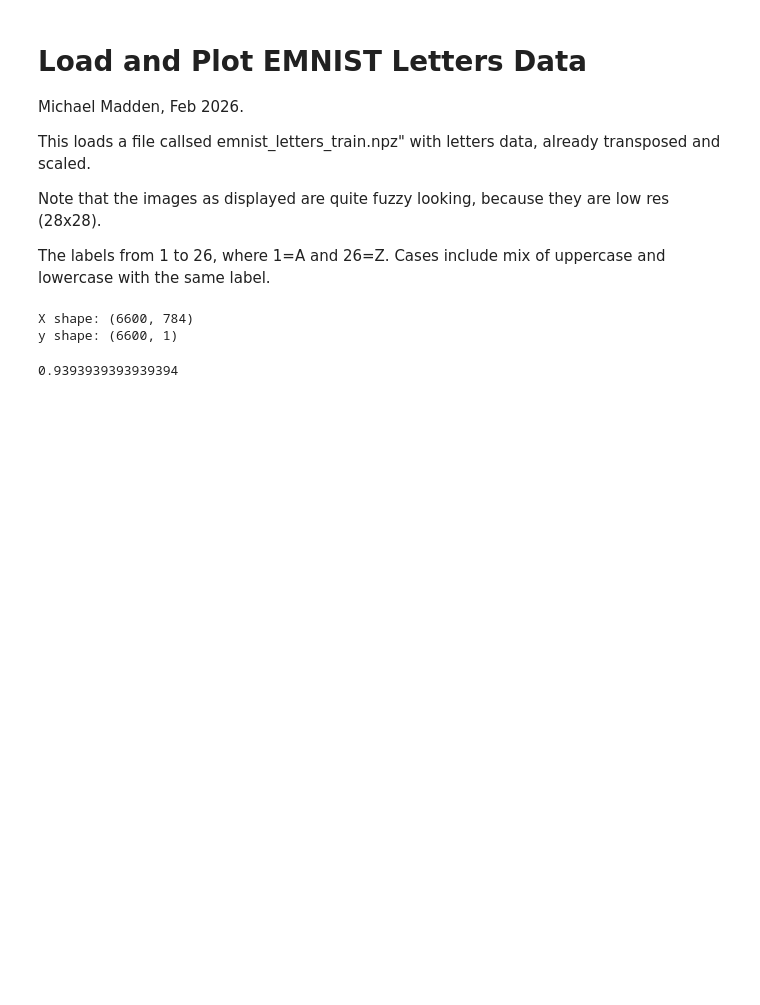
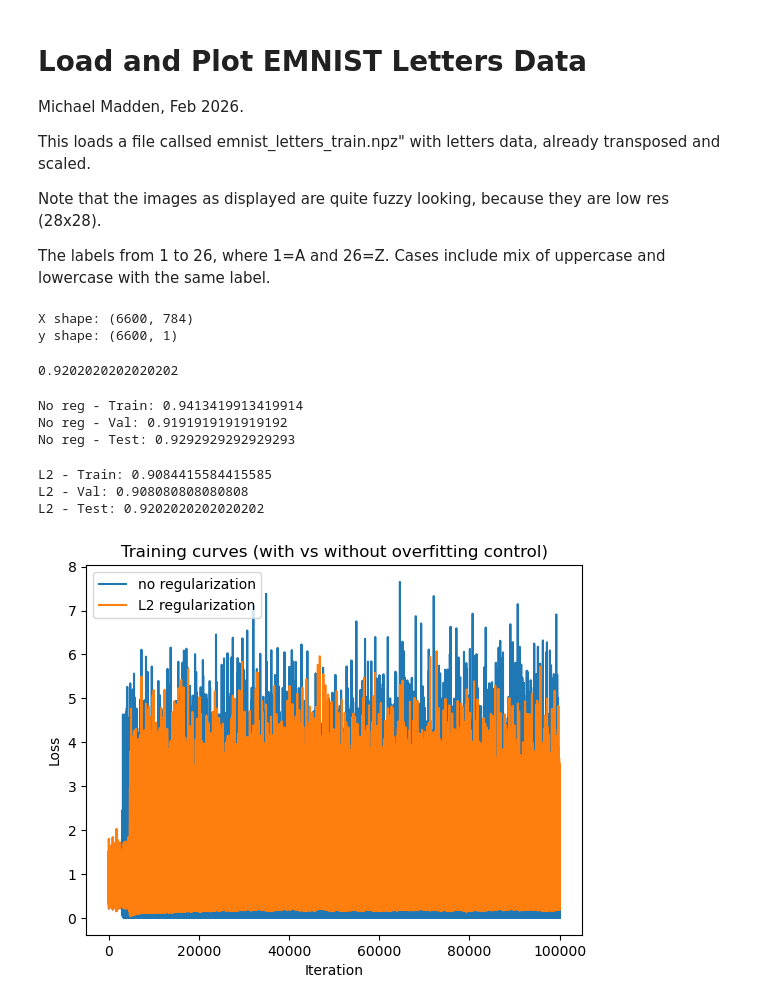
Before and after one commit to PatriotArrow/DeepLearning, a Jupyter notebook: assignment1/task5/Load-EMNIST-Letters.ipynb, the cells around one changed output. Cells and saved outputs as stored; diff of their text form; code cells hidden in the pictures; blank space fills up the shorter version.

Commit message:
method to avoid overfitting

```diff
--- a/assignment1/task5/Load-EMNIST-Letters.ipynb
+++ b/assignment1/task5/Load-EMNIST-Letters.ipynb
@@ -47,7 +47,7 @@ X_train, X_temp, y_train, y_temp = train_test_split(X, y, test_size=0.30, random
 X_val, X_test, y_val, y_test = train_test_split(X_temp, y_temp, test_size=0.50, random_state=42, shuffle=True)
 # %%
 class LogisticRegressor:
-    def __init__(self, alpha=0.01, max_iters=100000, threshold=1e-6, N=1000,hidden_layers=[5, 3, 2], seed=42):
+    def __init__(self, alpha=0.01, max_iters=100000, threshold=1e-6, N=1000,hidden_layers=[5, 3, 2], seed=42,lam=0.001):
         self.alpha = alpha
         self.max_iters = max_iters
         self.threshold = threshold
@@ -56,6 +56,7 @@ class LogisticRegressor:
         self.seed = seed
         self.loss_history = []
         self.accuracy_history = []
+        self.lam = lam
         self.trained = False #to be used in predict
 
 
@@ -120,6 +121,11 @@ class LogisticRegressor:
             y_cap = A[-1] # last activation is the output, hopefully
 
             loss = self.loss_function(y, y_cap)
+            l2_penalty = 0.0
+            for w in weights:
+                l2_penalty += np.sum(w**2)
+
+            loss = loss + (self.lam / 2.0) * l2_penalty
             self.loss_history.append(float(loss.item()) )
 
             #-----back propagation-----
@@ -141,7 +147,7 @@ class LogisticRegressor:
 
             #update weights and biases
             for i in range(len(weights)):
-                weights[i] -= self.alpha * deltaw[i]
+                weights[i] -= self.alpha * (deltaw[i] + self.lam * weights[i])
                 biases[i] -= self.alpha * deltab[i]
 
             #to store accuracy per iteration
@@ -193,4 +199,38 @@ lr.fit(X_train, y_train)
 # %%
 lr.score(X_test, y_test)
 # %% [output]
-0.9393939393939394
+0.9202020202020202
+# %%
+model_no_reg = LogisticRegressor(alpha=0.5, max_iters=100000,
+                                 hidden_layers=[28, 10, 5], seed=42, lam=0.0)
+model_no_reg.fit(X_train, y_train)
+
+print("No reg - Train:", model_no_reg.score(X_train, y_train))
+print("No reg - Val:",   model_no_reg.score(X_val, y_val))
+print("No reg - Test:",  model_no_reg.score(X_test, y_test))
+# %% [output]
+No reg - Train: 0.9413419913419914
+No reg - Val: 0.9191919191919192
+No reg - Test: 0.9292929292929293
+# %%
+model_l2 = LogisticRegressor(alpha=0.5, max_iters=100000,
+                             hidden_layers=[28, 10, 5], seed=42, lam=0.001)
+model_l2.fit(X_train, y_train)
+
+print("L2 - Train:", model_l2.score(X_train, y_train))
+print("L2 - Val:",   model_l2.score(X_val, y_val))
+print("L2 - Test:",  model_l2.score(X_test, y_test))
+# %% [output]
+L2 - Train: 0.9084415584415585
+L2 - Val: 0.908080808080808
+L2 - Test: 0.9202020202020202
+# %%
+plt.plot(model_no_reg.loss_history, label="no regularization")
+plt.plot(model_l2.loss_history, label="L2 regularization")
+plt.xlabel("Iteration")
+plt.ylabel("Loss")
+plt.title("Training curves (with vs without overfitting control)")
+plt.legend()
+plt.show()
+# %% [output]
+[figure, added]
```
